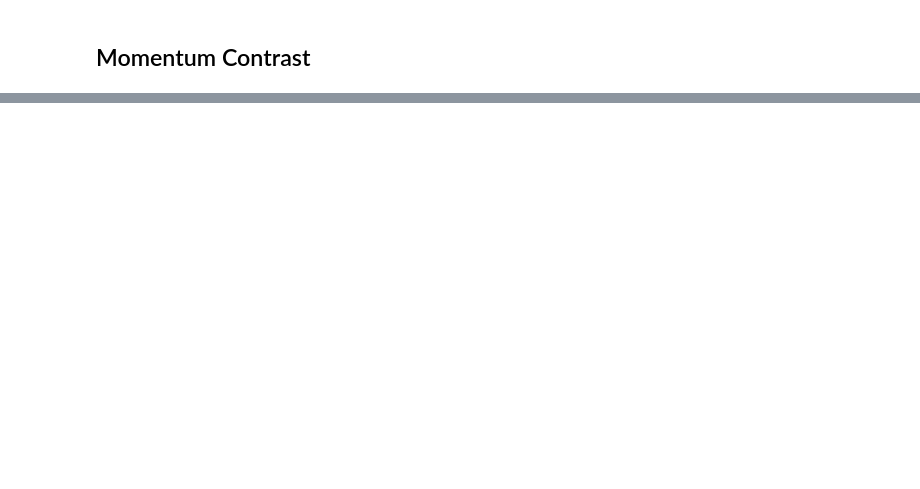
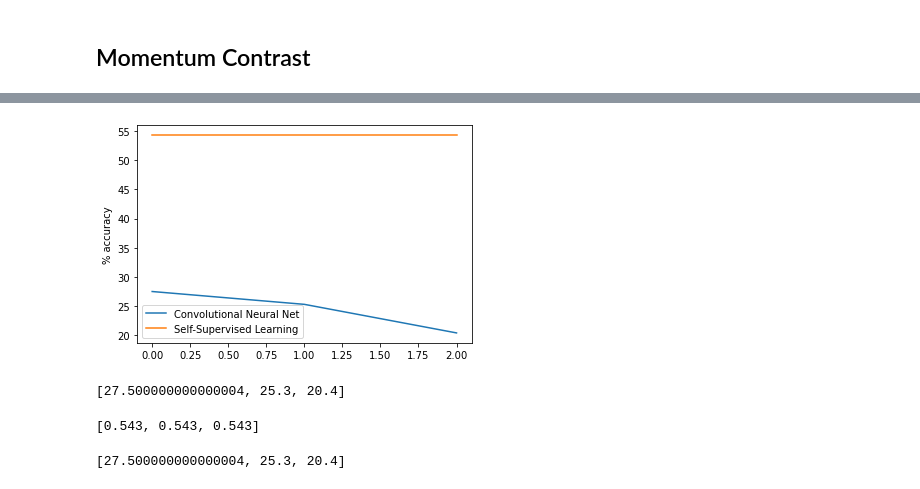
Before and after one commit to Allen-Z-4230/MoCo-CIFAR10, a Jupyter notebook: comparison.ipynb, the cells around one changed output, grey strips where cells are left out. Saved outputs shown, nothing was run; the diff lists cells and outputs as text; code cells hidden in the pictures; blank space fills up the shorter version.

```diff
--- a/comparison.ipynb
+++ b/comparison.ipynb
@@ -114,0 +97,3 @@ torch.save(model_q.state_dict(), os.path.join(out_dir, 'model.pth'))
+# %%
+svm = SVC(C = 100,  gamma='scale')
+svm.fit(X_train, y_train)
@@ -114,0 +108,4 @@ torch.save(model_q.state_dict(), os.path.join(out_dir, 'model.pth'))
+# %%
+# subsample so things run faster
+X_train, y_train = encode_data(train=True, subsample = True)
+X_test, y_test = encode_data(train=False, subsample = True)
@@ -114,0 +115,13 @@ torch.save(model_q.state_dict(), os.path.join(out_dir, 'model.pth'))
+# %%
+conv_args = TrainArgs(batchsize = 10, epochs = 5)
+# %%
+n = 3
+conv_errors = []
+svm_errors = []
+for i in range(n):
+    ConvNet, conv_losses = train_ConvNet(conv_args, subsample=True)
+    conv_errors.append(test_conv(ConvNet, subsample=True)*100)
+
+    svm = SVC(C = 100,  gamma='scale')
+    svm.fit(X_train, y_train)
+    svm_errors.append(svm.score(X_test, y_test))
@@ -114,0 +146,20 @@ torch.save(model_q.state_dict(), os.path.join(out_dir, 'model.pth'))
+# %%
+plt.plot(np.array(conv_errors), label="Convolutional Neural Net")
+plt.plot(np.array(svm_errors)*100, label="Self-Supervised Learning")
+plt.legend()
+plt.ylabel('% accuracy')
+plt.savefig('./results/comparison.png')
+# %% [output]
+[figure, added]
+# %%
+conv_errors
+# %% [output]
+[27.500000000000004, 25.3, 20.4]
+# %%
+svm_errors
+# %% [output]
+[0.543, 0.543, 0.543]
+# %%
+conv_errors
+# %% [output]
+[27.500000000000004, 25.3, 20.4]
```
Also changed, not shown: parts of 30 cells of this notebook, 7 other files.
